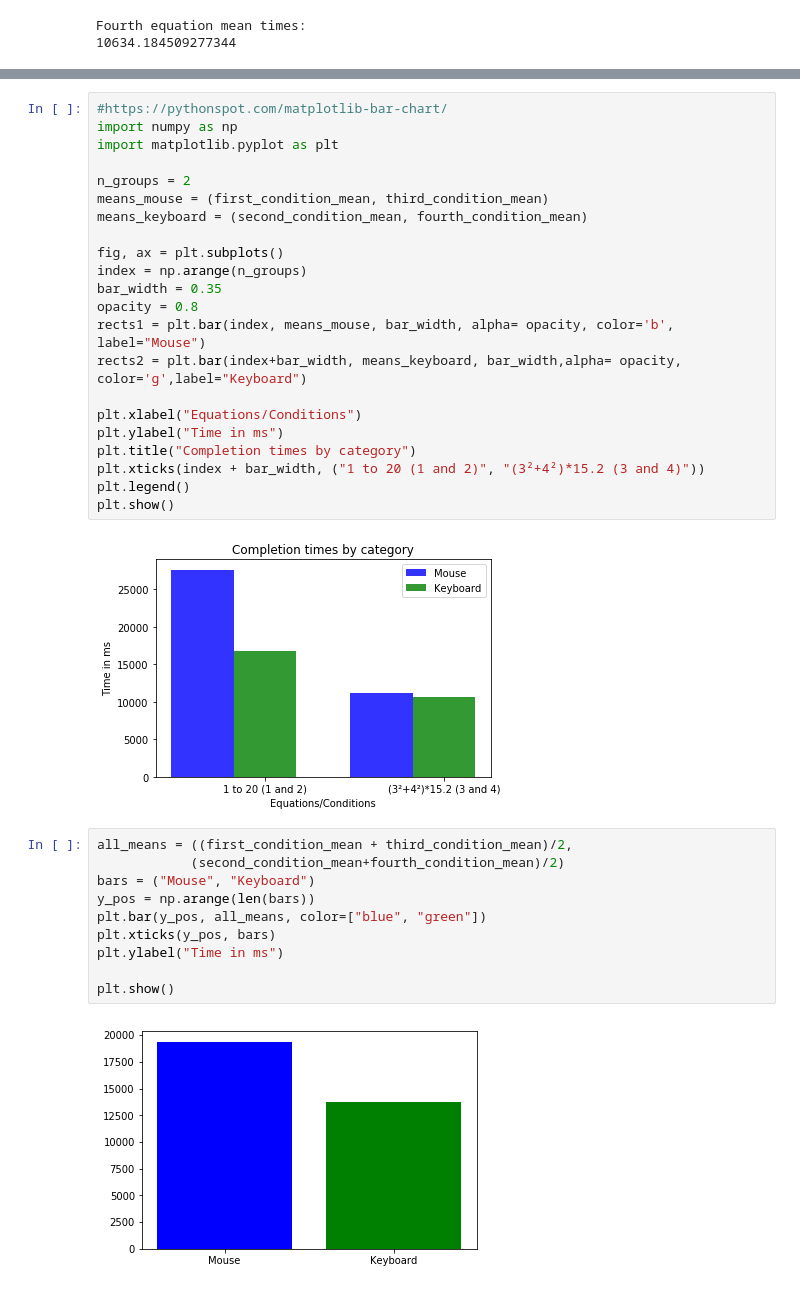
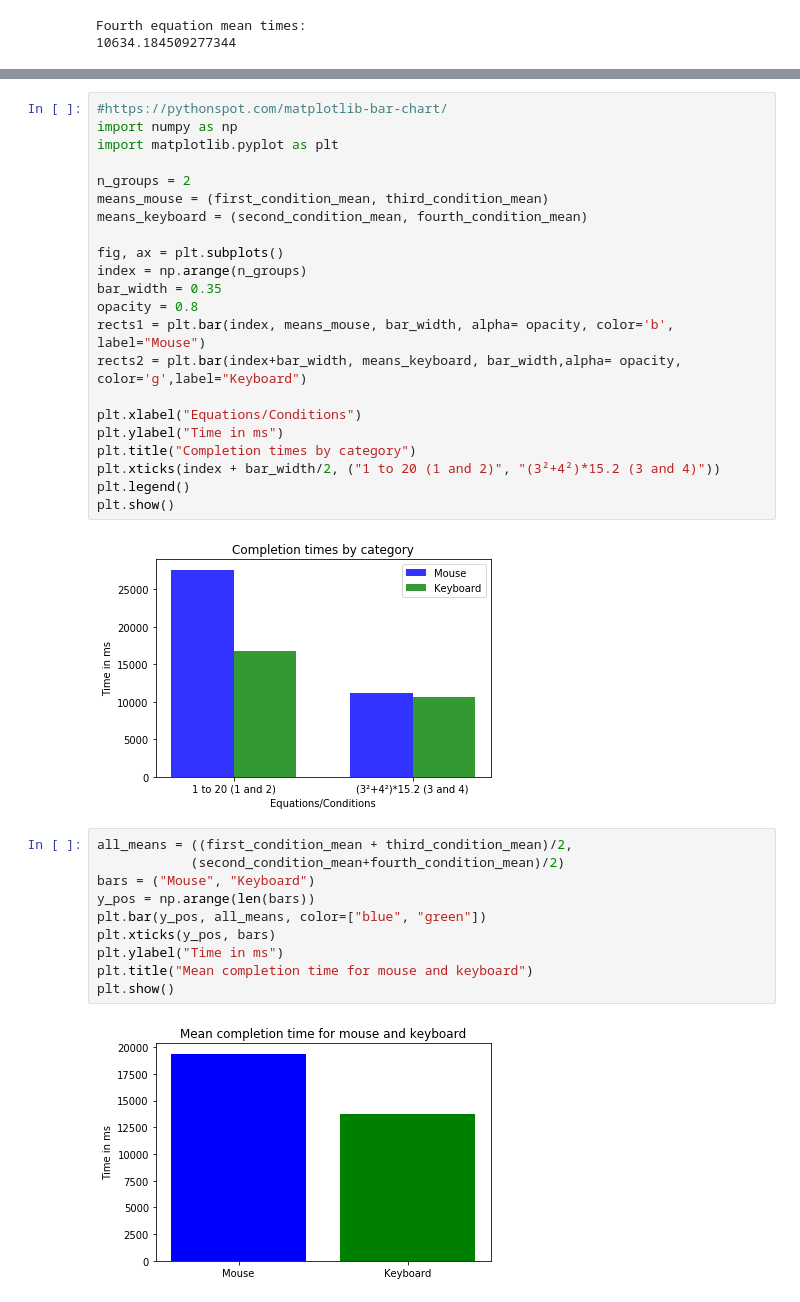
Before and after one commit to MaximilianKoegl/KLM, a Jupyter notebook: klm_report.ipynb, the cells around one changed output, grey strips where cells are left out. Drawn from its saved outputs; the diff is of its cells as text.

```diff
--- a/klm_report.ipynb
+++ b/klm_report.ipynb
@@ -141,20 +143,20 @@ rects2 = plt.bar(index+bar_width, means_keyboard, bar_width,alpha= opacity, colo
 plt.xlabel("Equations/Conditions")
 plt.ylabel("Time in ms")
 plt.title("Completion times by category")
-plt.xticks(index + bar_width, ("1 to 20 (1 and 2)", "(3²+4²)*15.2 (3 and 4)"))
+plt.xticks(index + bar_width/2, ("1 to 20 (1 and 2)", "(3²+4²)*15.2 (3 and 4)"))
 plt.legend()
 plt.show()
 # %% [output]
-[figure, old version]
+[figure, new version]
 # %%
 all_means = ((first_condition_mean + third_condition_mean)/2,
             (second_condition_mean+fourth_condition_mean)/2)
 bars = ("Mouse", "Keyboard")
 y_pos = np.arange(len(bars))
 plt.bar(y_pos, all_means, color=["blue", "green"])
 plt.xticks(y_pos, bars)
 plt.ylabel("Time in ms")
-
+plt.title("Mean completion time for mouse and keyboard")
 plt.show()
 # %% [output]
-[figure, old version]
+[figure, new version]
```
Also changed, not shown: parts of 11 cells of this notebook.
